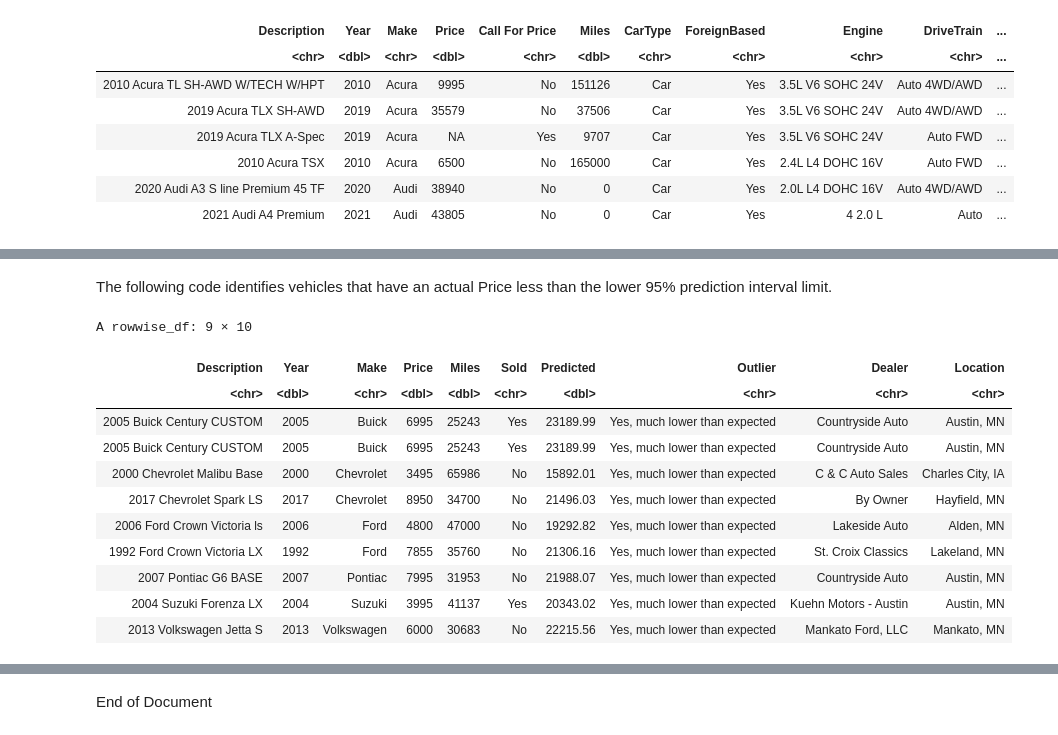
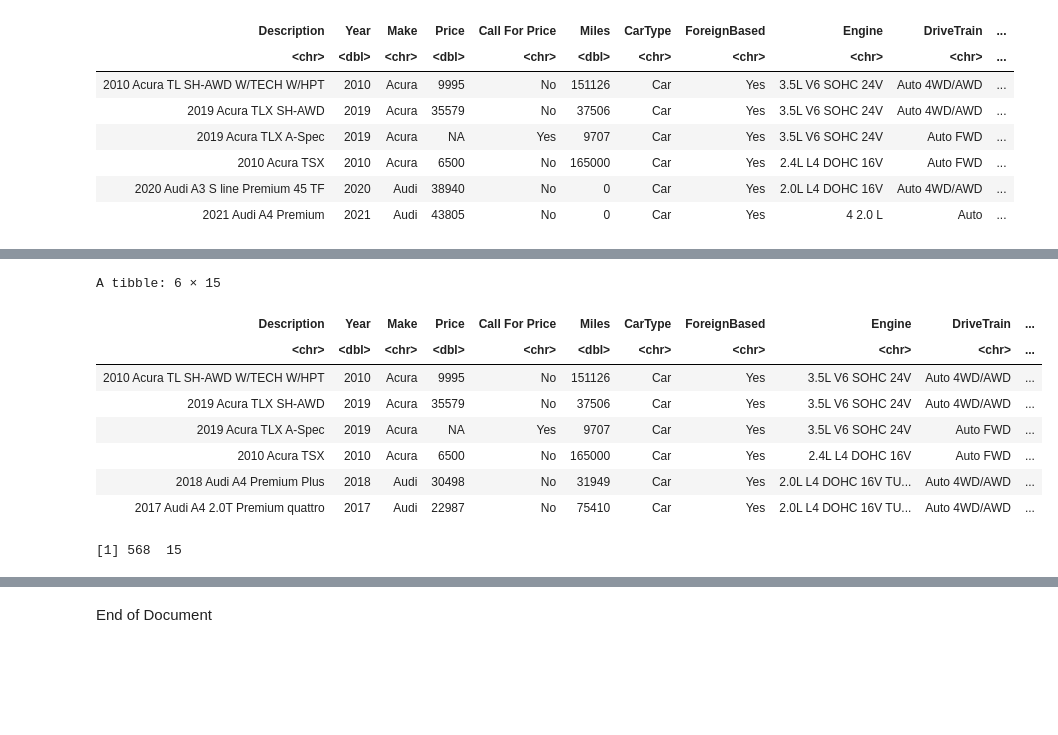
Before and after one commit to christophermalone/stat360, a Jupyter notebook: Handout6_Predictions_CIs_PIs.ipynb, the cells around one changed output, grey strips where cells are left out. Cells and saved outputs as stored; diff of their text form; code cells hidden in the pictures; blank space fills up the shorter version.

```diff
--- a/Handout6_Predictions_CIs_PIs.ipynb
+++ b/Handout6_Predictions_CIs_PIs.ipynb
@@ -346,22 +75,0 @@ Warning message:
-# %% [markdown]
-The following code identifies vehicles that have an actual Price less than the lower 95% prediction interval limit.
-# %%
-#Getting the outliers on the lower end
-(CarsOnly_afterPredict
-  %>% filter(Price < LowerPILimit)
-  %>% mutate(Outlier = "Yes, much lower than expected")
-  %>% select(Description, Year, Make, Price, Miles, Sold, Predicted, Outlier, Dealer, Location)
-)
-# %% [output]
-A rowwise_df: 9 × 10
-| Description | Year | Make | Price | Miles | Sold | Predicted | Outlier | Dealer | Location |
-| <chr> | <dbl> | <chr> | <dbl> | <dbl> | <chr> | <dbl> | <chr> | <chr> | <chr> |
-| 2005 Buick Century CUSTOM | 2005 | Buick | 6995 | 25243 | Yes | 23189.99 | Yes, much lower than expected | Countryside Auto | Austin, MN |
-| 2005 Buick Century CUSTOM | 2005 | Buick | 6995 | 25243 | Yes | 23189.99 | Yes, much lower than expected | Countryside Auto | Austin, MN |
-| 2000 Chevrolet Malibu Base | 2000 | Chevrolet | 3495 | 65986 | No | 15892.01 | Yes, much lower than expected | C & C Auto Sales | Charles City, IA |
-| 2017 Chevrolet Spark LS | 2017 | Chevrolet | 8950 | 34700 | No | 21496.03 | Yes, much lower than expected | By Owner | Hayfield, MN |
-| 2006 Ford Crown Victoria ls | 2006 | Ford | 4800 | 47000 | No | 19292.82 | Yes, much lower than expected | Lakeside Auto | Alden, MN |
-| 1992 Ford Crown Victoria LX | 1992 | Ford | 7855 | 35760 | No | 21306.16 | Yes, much lower than expected | St. Croix Classics | Lakeland, MN |
-| 2007 Pontiac G6 BASE | 2007 | Pontiac | 7995 | 31953 | No | 21988.07 | Yes, much lower than expected | Countryside Auto | Austin, MN |
-| 2004 Suzuki Forenza LX | 2004 | Suzuki | 3995 | 41137 | Yes | 20343.02 | Yes, much lower than expected | Kuehn Motors - Austin | Austin, MN |
-| 2013 Volkswagen Jetta S | 2013 | Volkswagen | 6000 | 30683 | No | 22215.56 | Yes, much lower than expected | Mankato Ford, LLC | Mankato, MN |
@@ -367,0 +80,16 @@ A rowwise_df: 9 × 10
+# %%
+head(FindCars_CarsOnly)
+# %% [output]
+A tibble: 6 × 15
+| Description | Year | Make | Price | Call For Price | Miles | CarType | ForeignBased | Engine | DriveTrain | ... |
+| <chr> | <dbl> | <chr> | <dbl> | <chr> | <dbl> | <chr> | <chr> | <chr> | <chr> | ... |
+| 2010 Acura TL SH-AWD W/TECH W/HPT | 2010 | Acura | 9995 | No | 151126 | Car | Yes | 3.5L V6 SOHC 24V | Auto 4WD/AWD | ... |
+| 2019 Acura TLX SH-AWD | 2019 | Acura | 35579 | No | 37506 | Car | Yes | 3.5L V6 SOHC 24V | Auto 4WD/AWD | ... |
+| 2019 Acura TLX A-Spec | 2019 | Acura | NA | Yes | 9707 | Car | Yes | 3.5L V6 SOHC 24V | Auto FWD | ... |
+| 2010 Acura TSX | 2010 | Acura | 6500 | No | 165000 | Car | Yes | 2.4L L4 DOHC 16V | Auto FWD | ... |
+| 2018 Audi A4 Premium Plus | 2018 | Audi | 30498 | No | 31949 | Car | Yes | 2.0L L4 DOHC 16V TU... | Auto 4WD/AWD | ... |
+| 2017 Audi A4 2.0T Premium quattro | 2017 | Audi | 22987 | No | 75410 | Car | Yes | 2.0L L4 DOHC 16V TU... | Auto 4WD/AWD | ... |
+# %%
+dim(FindCars_CarsOnly)
+# %% [output]
+[1] 568  15
```
Also changed, not shown: parts of 63 cells of this notebook.
